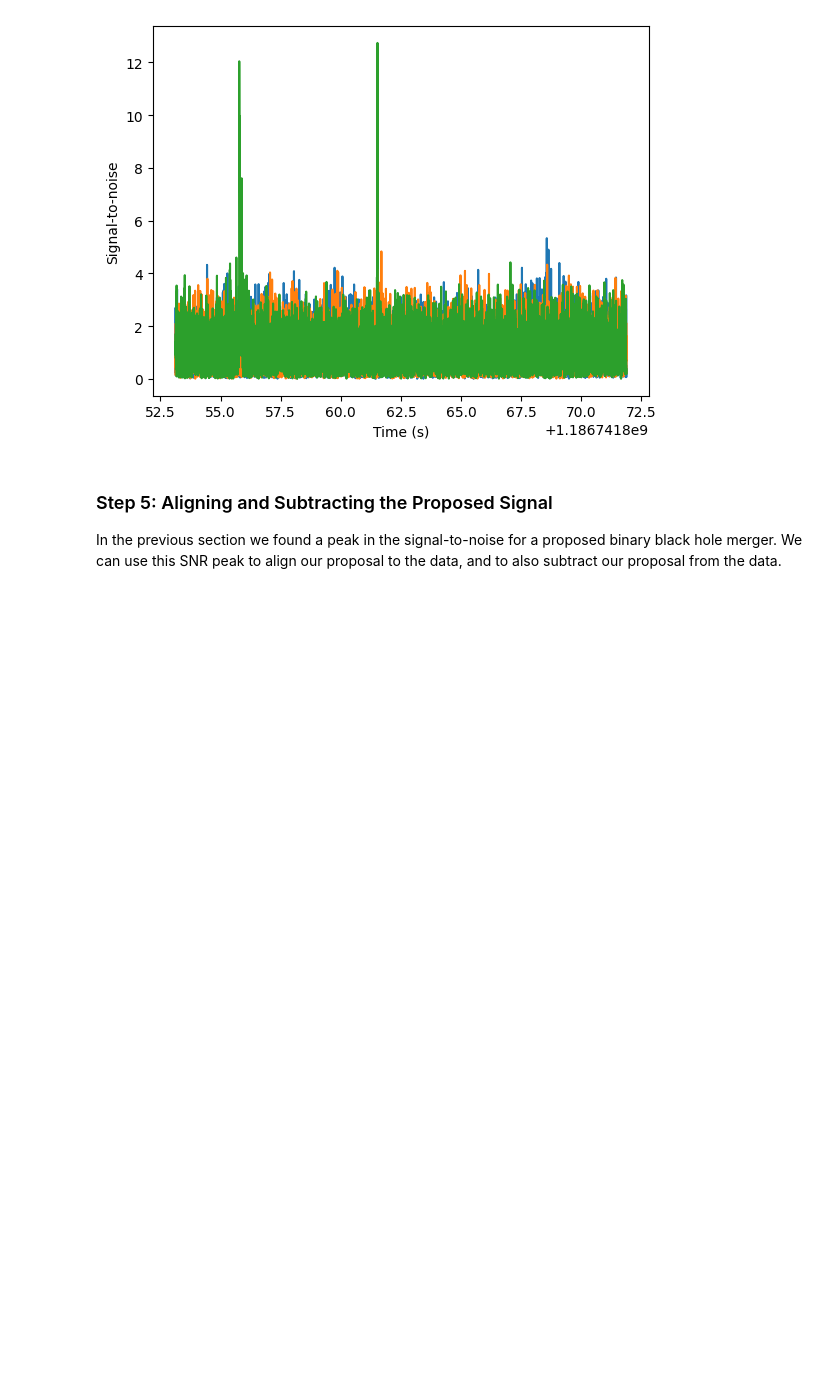
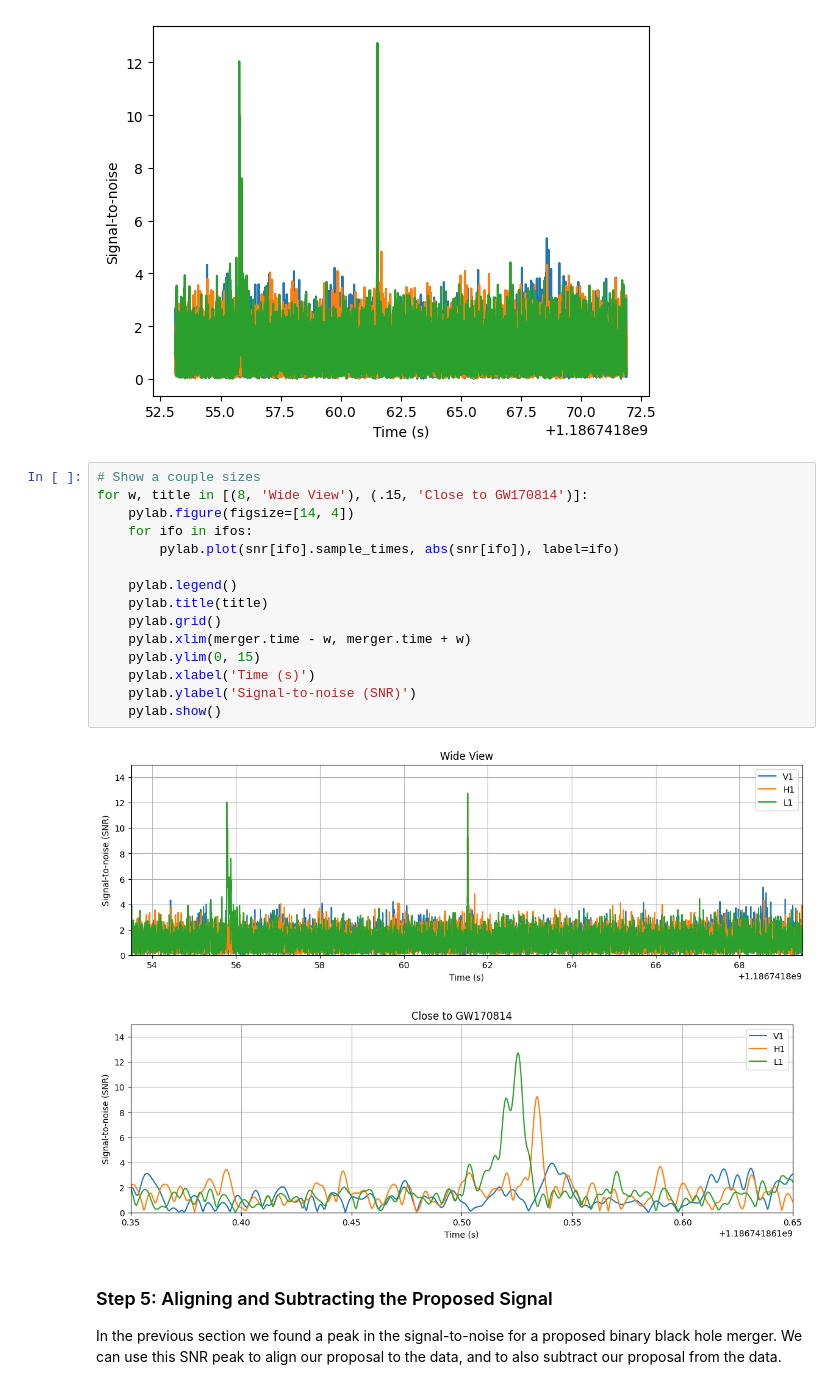
Before and after one commit to Heiley-W/Gravitational-Wave-Open-Data-Workshop, a Jupyter notebook: summary/GW3_Generate_Waveform_and_Matched_Filtering.ipynb, the cells around one changed output. Cells and saved outputs as stored; diff of their text form; blank space fills up the shorter version.

```diff
--- a/summary/GW3_Generate_Waveform_and_Matched_Filtering.ipynb
+++ b/summary/GW3_Generate_Waveform_and_Matched_Filtering.ipynb
@@ -355,6 +378,24 @@ We found a signal at 1186741868.565918s with SNR 5.337398066687755 at detector['
 We found a signal at 1186741861.5341797s with SNR 9.251177412431405 at detector['H1']
 We found a signal at 1186741861.5253906s with SNR 12.740746492268338 at detector['L1']
 [figure]
+# %%
+# Show a couple sizes
+for w, title in [(8, 'Wide View'), (.15, 'Close to GW170814')]:
+    pylab.figure(figsize=[14, 4])
+    for ifo in ifos:
+        pylab.plot(snr[ifo].sample_times, abs(snr[ifo]), label=ifo)
+
+    pylab.legend()
+    pylab.title(title)
+    pylab.grid()
+    pylab.xlim(merger.time - w, merger.time + w)
+    pylab.ylim(0, 15)
+    pylab.xlabel('Time (s)')
+    pylab.ylabel('Signal-to-noise (SNR)')
+    pylab.show()
+# %% [output]
+[figure, added]
+[figure, added]
 # %% [markdown]
 ### Step 5: Aligning and Subtracting the Proposed Signal
 
```
Also changed, not shown: parts of 11 cells of this notebook.
